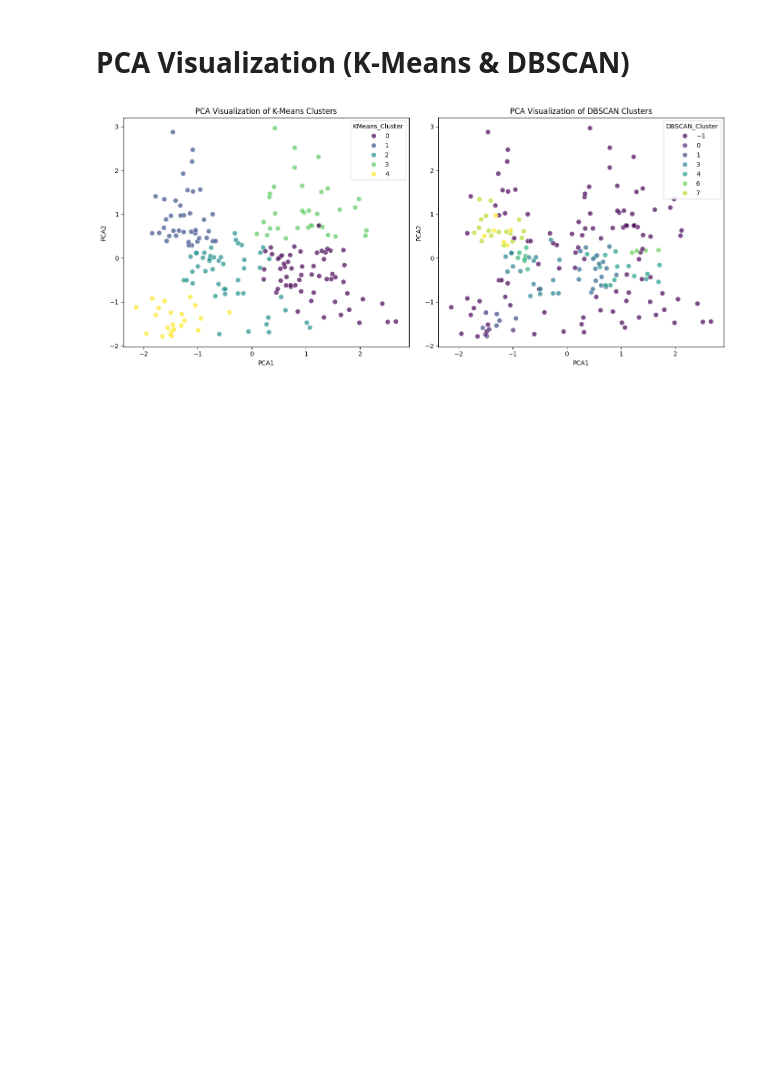
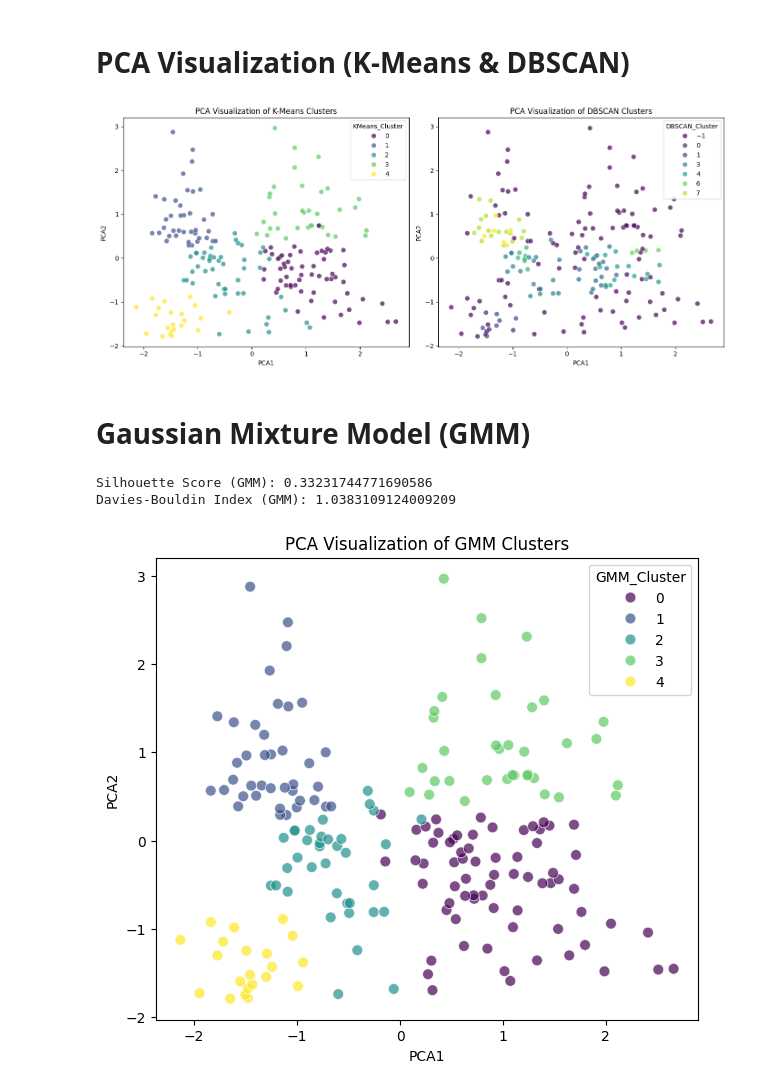
Before and after one commit to Shovon198915/CSE475, a Jupyter notebook: lab/lab2.ipynb, the cells around one changed output. Saved outputs shown, nothing was run; the diff lists cells and outputs as text; code cells hidden in the pictures; blank space fills up the shorter version.

Commit message:
Apply GMM, Evaluation for GMM, PCA Visualization for GMM

```diff
--- a/lab/lab2.ipynb
+++ b/lab/lab2.ipynb
@@ -135,3 +135,26 @@ plt.tight_layout()
 plt.show()
 # %% [output]
 [figure]
+# %% [markdown]
+# Gaussian Mixture Model (GMM)
+# %%
+# Apply GMM
+gmm = GaussianMixture(n_components=n_clusters, random_state=42)
+processed_data_df['GMM_Cluster'] = gmm.fit_predict(data_only)
+
+# Evaluation for GMM
+s_gmm = silhouette_score(data_only, processed_data_df['GMM_Cluster'])
+dbi_gmm = davies_bouldin_score(data_only, processed_data_df['GMM_Cluster'])
+
+print(f"Silhouette Score (GMM): {s_gmm}")
+print(f"Davies-Bouldin Index (GMM): {dbi_gmm}")
+
+# PCA Visualization for GMM
+plt.figure(figsize=(7, 6))
+sns.scatterplot(data=processed_data_df, x='PCA1', y='PCA2', hue='GMM_Cluster', palette='viridis', s=60, alpha=0.7)
+plt.title("PCA Visualization of GMM Clusters")
+plt.show()
+# %% [output]
+Silhouette Score (GMM): 0.33231744771690586
+Davies-Bouldin Index (GMM): 1.0383109124009209
+[figure, added]
```
